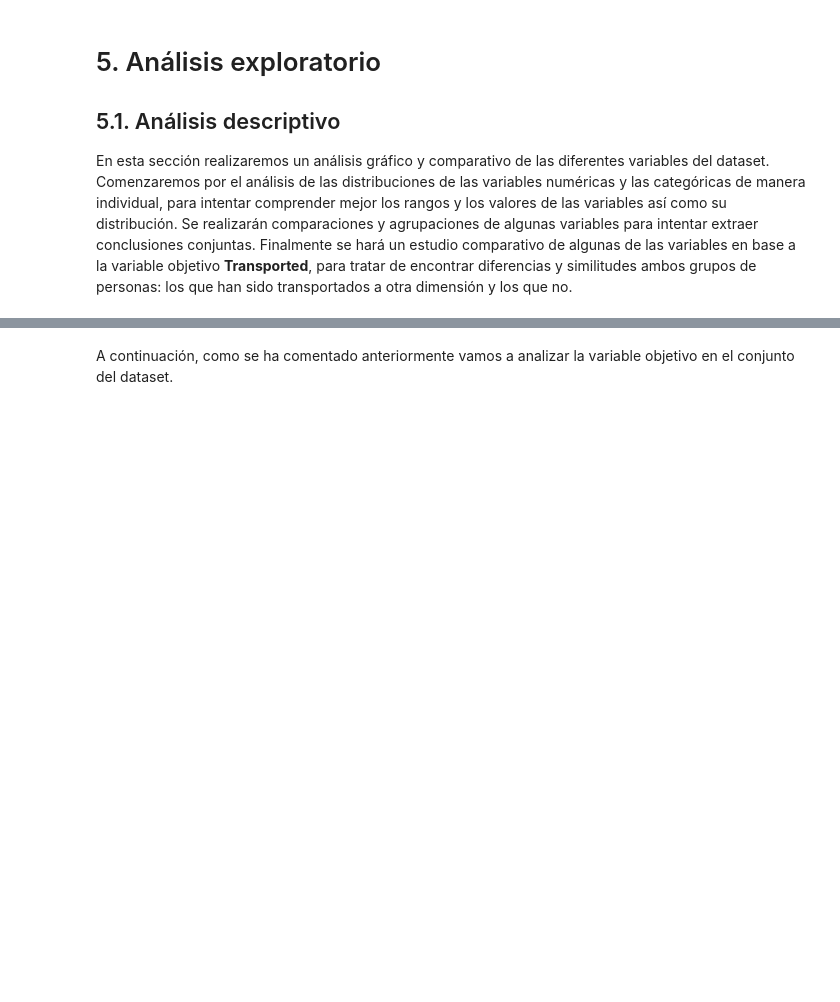
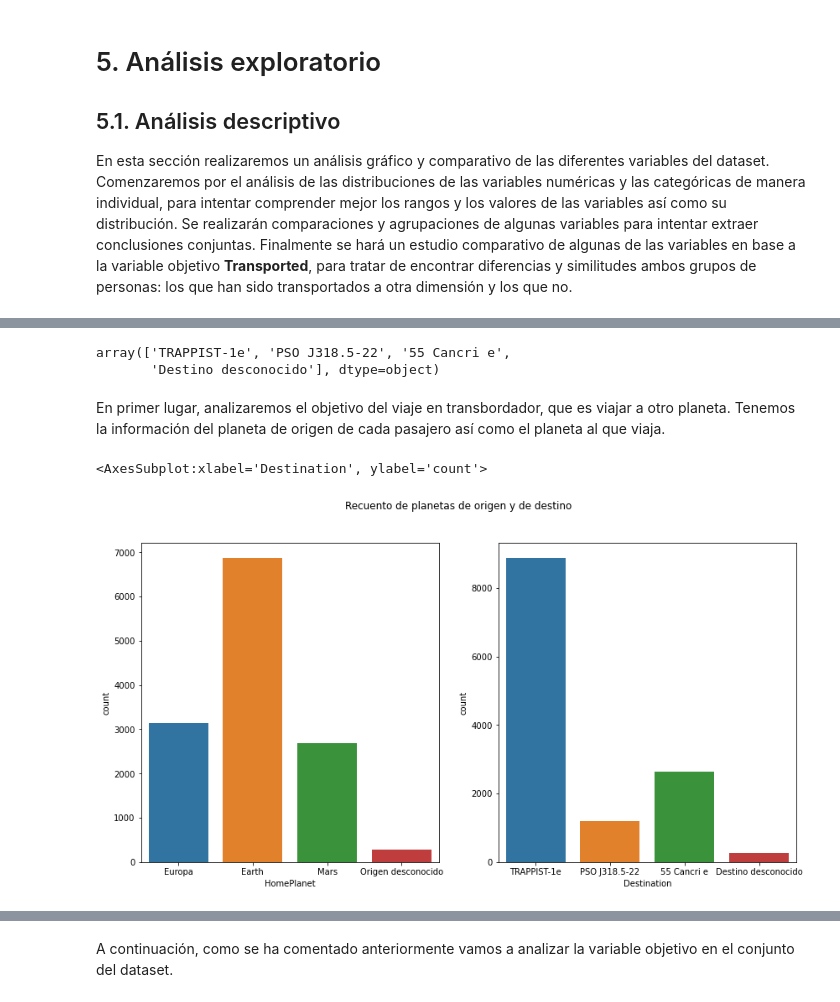
Before and after one commit to aliciacg7/spaceship-titanic-eda, a Jupyter notebook: spaceship-eda.ipynb, the cells around one changed output, grey strips where cells are left out. Saved outputs shown, nothing was run; the diff lists cells and outputs as text; code cells hidden in the pictures; blank space fills up the shorter version.

```diff
--- a/spaceship-eda.ipynb
+++ b/spaceship-eda.ipynb
@@ -252,0 +271,18 @@ Name: HomePlanet, dtype: int64
+# %%
+titanic['Destination'].unique()
+# %% [output]
+array(['TRAPPIST-1e', 'PSO J318.5-22', '55 Cancri e',
+       'Destino desconocido'], dtype=object)
+# %% [markdown]
+En primer lugar, analizaremos el objetivo del viaje en transbordador, que es viajar a otro planeta. Tenemos la información del planeta de origen de cada pasajero así como el planeta al que viaja.
+# %%
+fig, axes = plt.subplots(1, 2, figsize=(14, 7))
+
+fig.suptitle('Recuento de planetas de origen y de destino')
+
+
+sns.countplot(ax=axes[0], data=titanic, x='HomePlanet')
+sns.countplot(ax=axes[1], data=titanic, x='Destination')
+# %% [output]
+<AxesSubplot:xlabel='Destination', ylabel='count'>
+[figure, added]
```
Also changed, not shown: parts of 15 cells of this notebook.
